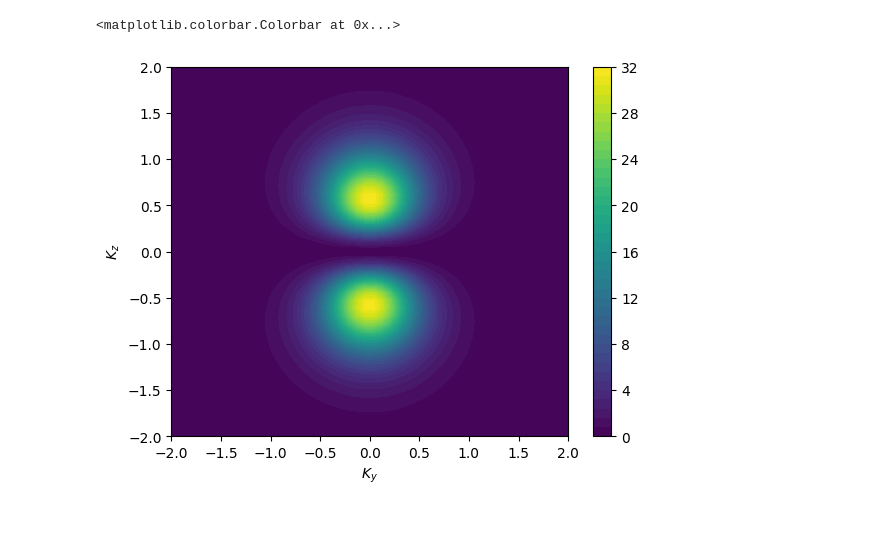
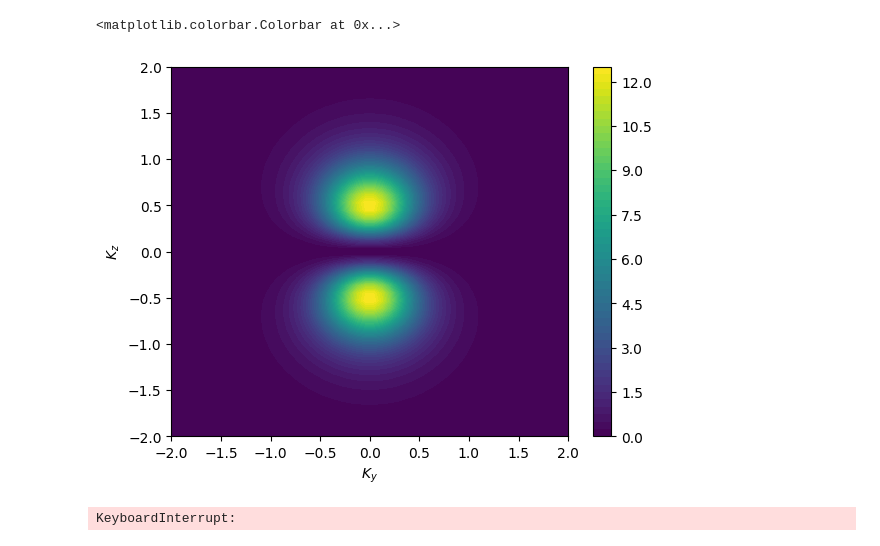
Before and after one commit to Kschloms/Ultra-fast-final-pres, a Jupyter notebook: Notebookversion of it.ipynb, the cells around one changed output. Cells and saved outputs as stored; diff of their text form; code cells hidden in the pictures.

```diff
--- a/Notebookversion of it.ipynb
+++ b/Notebookversion of it.ipynb
@@ -31,6 +31,9 @@ class M:
 
 
     #Defining Exponential
+
+    def get_As(self):
+        return self.As
     def exp_integrand(self,k):
         return [1j * (1/2) * ((k+A) @ (k+A)) for A in self.As.T]
     def exp_integral(self,k):
@@ -43,6 +46,7 @@ class M:
         ys = self.integrands(k)
         return k @ integrate.cumulative_trapezoid(ys,self.ts,initial=0)
 
+
     #Defining multiplication with fourier transform
     def f_phi_0(self,k):
         k_mag = np.linalg.norm(k)
@@ -50,43 +54,64 @@ class M:
     def Mk0(self,k):
         return 1j*self.f_phi_0(k)*self.integral(k)
     def Mk0_squared(self,k):
-        return np.real(np.vdot(self.Mk0(k),self.Mk0(k)))
-
-# %%
-
-# %%
-
-#%%
+        Mk0_squared = np.real(np.vdot(self.Mk0(k),self.Mk0(k)))
+        return Mk0_squared
 # %%
 
 #Field parameters
-Nc = 5 #Field revolutions in envelope
+Nc = 2 #Field revolutions in envelope
 eps = 0 #(-1,0,1), Polarization of light
-phi = 0 #np.pi #Phase difference between envelope and field
+phi = np.pi /2 #Phase difference between envelope and field
 #all values in au
 wl = 0.057 #800nm wavelength
-I = 0.003 #I=10^14 w/cm^2
+I = 0.001 #I=10^14 w/cm^2
 E0 = -0.500 #13.6 eV
 res = 1000
 
 M1 = M(Nc,eps,phi,wl,I,E0,res)
 
 #Trial calculation for k along the z-axis
 
 #kxs = np.linspace(-2,2,num=50)
 kys = np.linspace(-2,2,num=50)
 kzs = np.linspace(-2,2,num=50)
 
 a = np.empty(shape=(len(kys),len(kzs)))
 for j in range(0,len(kys)):
     for k in range(0,len(kzs)):
         a[k][j]=M1.Mk0_squared([0,kys[j],kzs[k]])
+        #
+        #print(a[k][j])
 
 # Simple plot
 plt.contourf(kys, kzs, a,50)
 plt.xlabel(r'$K_y$')
 plt.ylabel(r'$K_z$')
 plt.colorbar()
 # %% [output]
 <matplotlib.colorbar.Colorbar at 0x...>
-[figure, old version]
+[figure, new version]
+# %%
+kys = np.linspace(-2,2,num=50)
+kzs = np.linspace(-2,2,num=50)
+
+Nc_list = [10,20]
+for Nc in Nc_list:
+    M1 = M(Nc,eps,phi,wl,I,E0,res)
+    a = np.empty(shape=(len(kys),len(kzs)))
+
+    for j in range(0,len(kys)):
+        for k in range(0,len(kzs)):
+            a[k][j]=M1.Mk0_squared([0,kys[j],kzs[k]])
+            #print(a[k][j])
+
+    # Simple plot
+    plt.contourf(kys, kzs, a,50)
+    plt.xlabel(r'$K_y$')
+    plt.ylabel(r'$K_z$')
+    plt.colorbar()
+    plt.title("$N_C$ = " + str(Nc))
+    plt.savefig("/Users/klonk/Downloads/250513_Ultra_Plots/name" + str(Nc))
+    plt.clf()
+# %% [output]
+KeyboardInterrupt:
```
Also changed, not shown: parts of 11 cells of this notebook, 1 other file.
